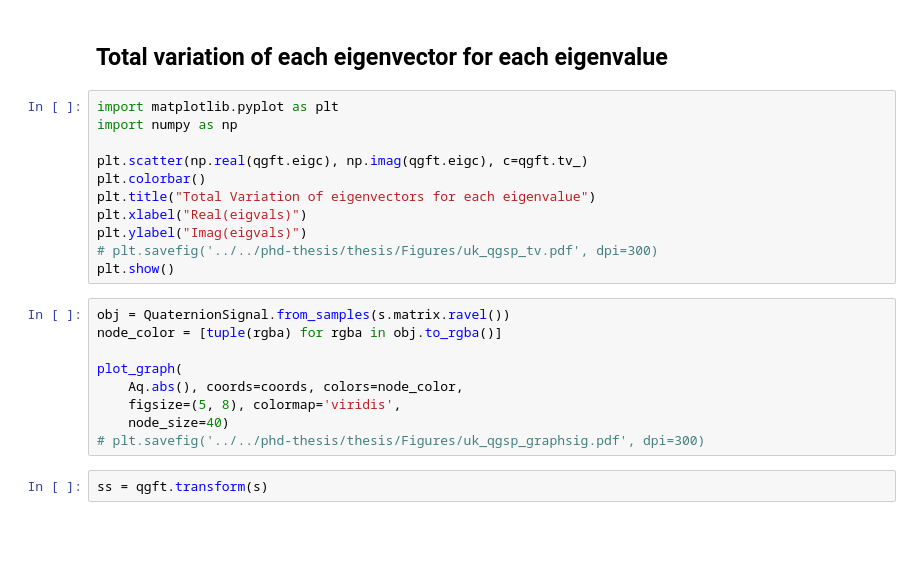
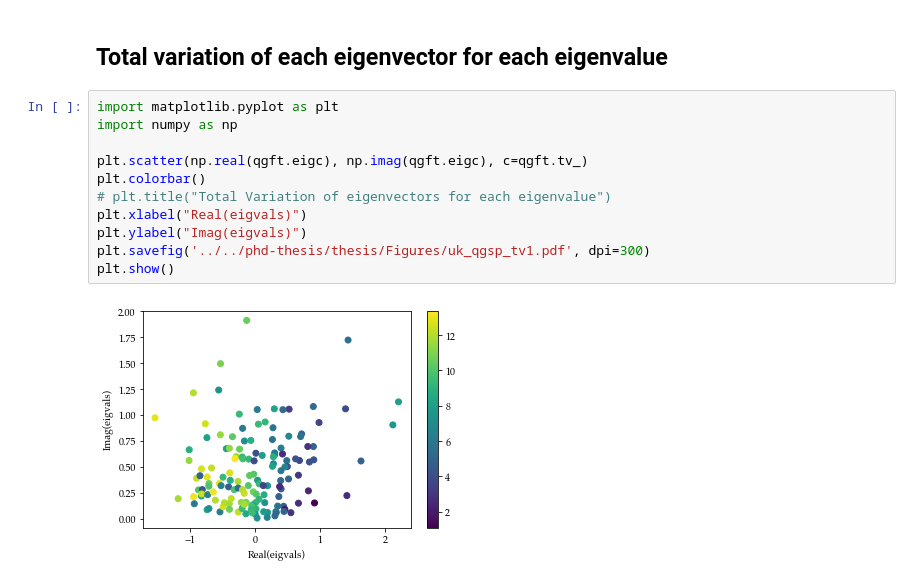
Before and after one commit to gboaviagem/gspx, a Jupyter notebook: notebooks/spectral_analysis.ipynb, the cells around one changed output. Drawn from its saved outputs; the diff is of its cells as text; blank space fills up the shorter version.

```diff
--- a/notebooks/spectral_analysis.ipynb
+++ b/notebooks/spectral_analysis.ipynb
@@ -40,23 +68,14 @@ qgft.fit(Aq)
 # %%
 import matplotlib.pyplot as plt
 import numpy as np
 
 plt.scatter(np.real(qgft.eigc), np.imag(qgft.eigc), c=qgft.tv_)
 plt.colorbar()
-plt.title("Total Variation of eigenvectors for each eigenvalue")
+# plt.title("Total Variation of eigenvectors for each eigenvalue")
 plt.xlabel("Real(eigvals)")
 plt.ylabel("Imag(eigvals)")
-# plt.savefig('../../phd-thesis/thesis/Figures/uk_qgsp_tv.pdf', dpi=300)
+plt.savefig('../../phd-thesis/thesis/Figures/uk_qgsp_tv1.pdf', dpi=300)
 plt.show()
+# %% [output]
+[figure, added]
-# %%
-obj = QuaternionSignal.from_samples(s.matrix.ravel())
-node_color = [tuple(rgba) for rgba in obj.to_rgba()]
-
-plot_graph(
-    Aq.abs(), coords=coords, colors=node_color,
-    figsize=(5, 8), colormap='viridis',
-    node_size=40)
-# plt.savefig('../../phd-thesis/thesis/Figures/uk_qgsp_graphsig.pdf', dpi=300)
-# %%
-ss = qgft.transform(s)
 # %%
```
Also changed, not shown: parts of 10 cells of this notebook, 4 other files.
